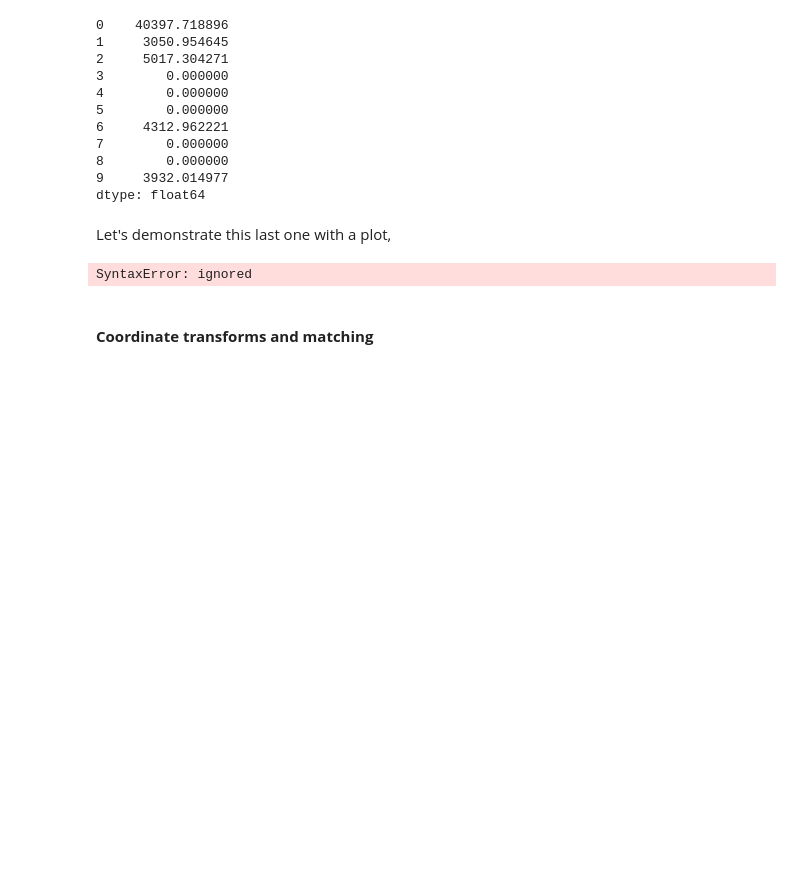
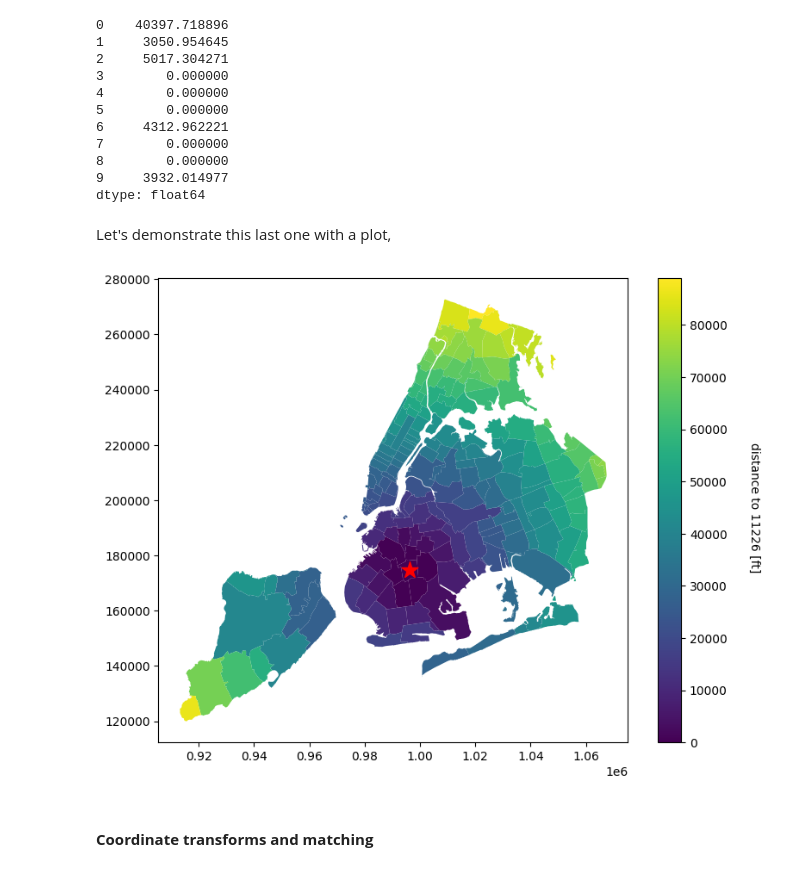
Before and after one commit to ReidelVichot/DSTEP23, a Jupyter notebook: week_8/dstep23_geospatial_intro_part2.ipynb, the cells around one changed output. Cells and saved outputs as stored; diff of their text form; code cells hidden in the pictures; blank space fills up the shorter version.

```diff
--- a/week_8/dstep23_geospatial_intro_part2.ipynb
+++ b/week_8/dstep23_geospatial_intro_part2.ipynb
@@ -228,20 +239,21 @@ Let's demonstrate this last one with a plot,
 zshps["dist5"] = zshps.distance(geo5)
 # %%
 # -- set the zipcode number
-zcode5 = zshps["ZIPCOD"].iloc[5]
+zcode5 = zshps["ZIPCODE"].iloc[5]
 
 # -- make a choropleth color-coded by that distance
 fig, ax = plt.subplots(figsize=(9, 7))
-
+zshps.plot("dist5", cmap="viridis", legend=True, ax=ax)
+fig.text(0.9, 0.5, "distance to {0} [ft]".format(zcode5), rotation=-90, va="center")
 
 # -- add an X where the 5th zipcode is
 geo5x = geo5.centroid.x
 geo5y = geo5.centroid.y
 ax.scatter([geo5x], [geo5y], marker="*", s=200, color="r")
 
 fig.show()
 # %% [output]
-SyntaxError: ignored
+[figure, added]
 # %% [markdown]
 #### **Coordinate transforms and matching**
 # %% [markdown]
```
Also changed, not shown: parts of 4 cells of this notebook.
